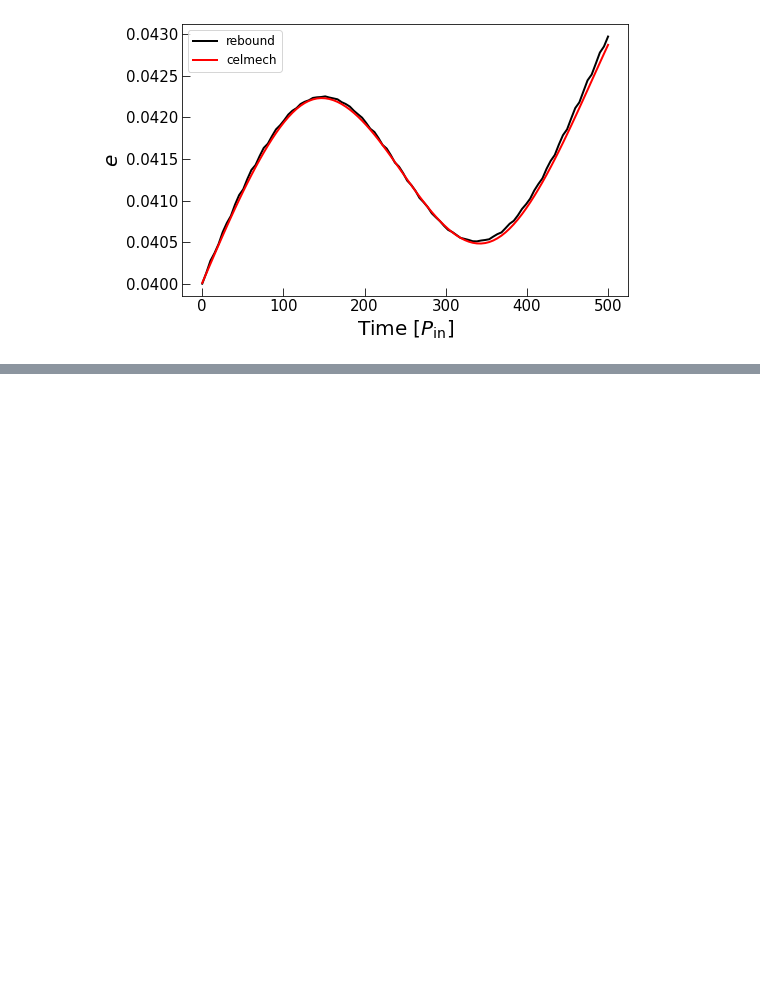
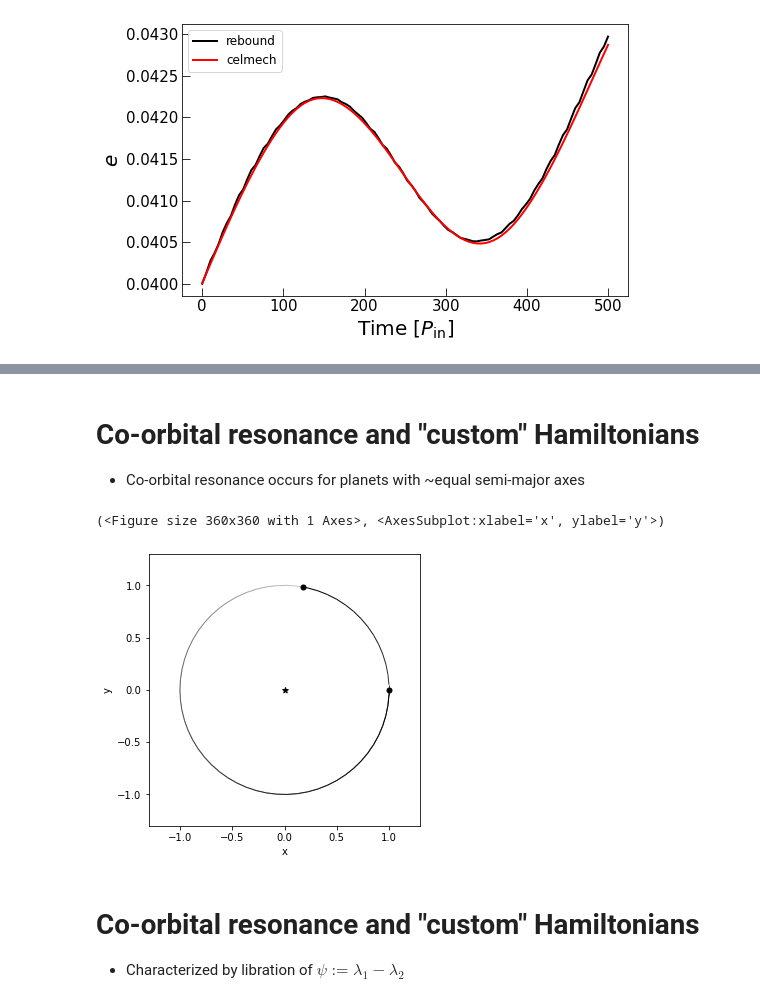
Before and after one commit to shadden/CelmechTutorial_SaoPauloState_Aug2022, a Jupyter notebook: CelmechTutorial_SaoPauloState_Aug2022.ipynb, the cells around one changed output, grey strips where cells are left out. Drawn from its saved outputs; the diff is of its cells as text; code cells hidden in the pictures; blank space fills up the shorter version.

Commit message:
added co-orbital and 3br examples

```diff
--- a/CelmechTutorial_SaoPauloState_Aug2022.ipynb
+++ b/CelmechTutorial_SaoPauloState_Aug2022.ipynb
@@ -534,0 +569,16 @@ fig
+# %% [markdown]
+# Co-orbital resonance and "custom" Hamiltonians
+- Co-orbital resonance occurs for planets with ~equal semi-major axes
+# %%
+sim = rebound.Simulation()
+sim.add(m=1)
+sim.add(m=1e-5,a=1)
+sim.add(m=1e-5,a=1,l=(60 + 20) * np.pi/ 180)
+sim.move_to_com()
+rebound.OrbitPlot(sim)
+# %% [output]
+(<Figure size 360x360 with 1 Axes>, <AxesSubplot:xlabel='x', ylabel='y'>)
+[figure, added]
+# %% [markdown]
+# Co-orbital resonance and "custom" Hamiltonians
+- Characterized by libration of $\psi :=\lambda_1 - \lambda_2$
```
Also changed, not shown: parts of 98 cells of this notebook.
